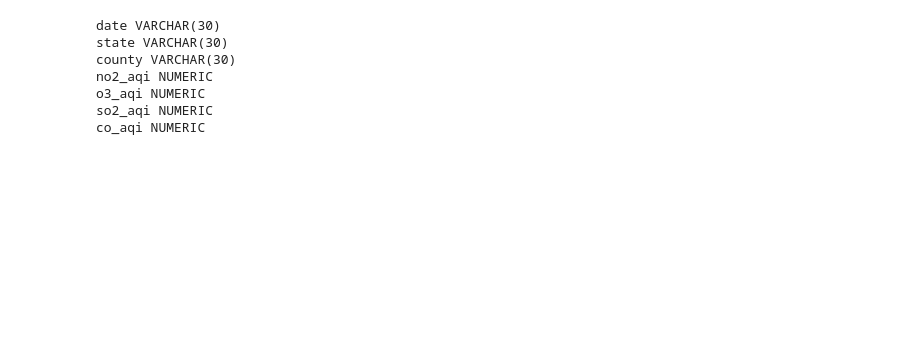
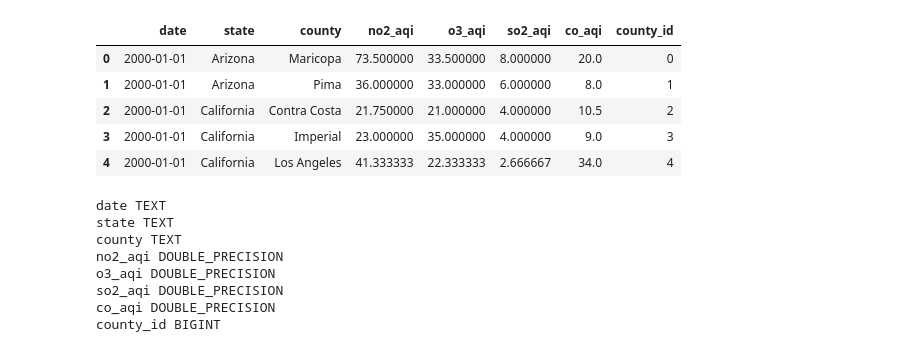
Before and after one commit to Annaolivia5/AQI-Data-Dashboard, a Jupyter notebook: sql_python.ipynb, the cells around one changed output. Cells and saved outputs as stored; diff of their text form; code cells hidden in the pictures; blank space fills up the shorter version.

```diff
--- a/sql_python.ipynb
+++ b/sql_python.ipynb
@@ -13,3 +12,40 @@ engine = create_engine(f"postgresql://postgres:{pw}@localhost:5432/AQI_US_2000_2
+# %%
+# create df from the csv
+aqi_csv = "resources/Pollution_day_2001-2016.csv"
+aqi_df = pd.read_csv(aqi_csv)
+
+# add county id column to df
+county_id = []
+
+for i in range(len(aqi_df)):
+    county_id.append(i)
+aqi_df['county_id'] = county_id
+
+
+# rename cols
+aqi_df = aqi_df.rename(columns = {'county_id':'county_id','Date Local':'date', 'State':'state', 'County':'county',
+       'NO2 AQI': 'no2_aqi', 'O3 AQI': 'o3_aqi',
+       'SO2 AQI': 'so2_aqi',
+       'CO AQI':'co_aqi'}).copy()
+aqi_df.head()
+
+engine = create_engine(f"postgresql://postgres:{pw}@localhost:5432/AQI_US_2000_2016")
+
+# Use pandas to load df into database
+aqi_df.to_sql(name='aqi', con=engine, if_exists='replace', index=False)
+
+# set primary key
+with engine.connect() as con:
+    con.execute('ALTER TABLE aqi ADD PRIMARY KEY (county_id);')
+
+aqi_df.head()
+# %% [output]
+|  | date | state | county | no2_aqi | o3_aqi | so2_aqi | co_aqi | county_id |
+| 0 | 2000-01-01 | Arizona | Maricopa | 73.500000 | 33.500000 | 8.000000 | 20.0 | 0 |
+| 1 | 2000-01-01 | Arizona | Pima | 36.000000 | 33.000000 | 6.000000 | 8.0 | 1 |
+| 2 | 2000-01-01 | California | Contra Costa | 21.750000 | 21.000000 | 4.000000 | 10.5 | 2 |
+| 3 | 2000-01-01 | California | Imperial | 23.000000 | 35.000000 | 4.000000 | 9.0 | 3 |
+| 4 | 2000-01-01 | California | Los Angeles | 41.333333 | 22.333333 | 2.666667 | 34.0 | 4 |
 # %%
 Base = automap_base()
 Base.prepare(engine, reflect=True)
@@ -19,12 +57,14 @@ inspector = inspect(engine)
 # %%
+inspector = inspect(engine)
 columns = inspector.get_columns('aqi')
 for c in columns:
     print(c['name'], c["type"])
 # %% [output]
-date VARCHAR(30)
-state VARCHAR(30)
-county VARCHAR(30)
-no2_aqi NUMERIC
-o3_aqi NUMERIC
-so2_aqi NUMERIC
-co_aqi NUMERIC
+date TEXT
+state TEXT
+county TEXT
+no2_aqi DOUBLE_PRECISION
+o3_aqi DOUBLE_PRECISION
+so2_aqi DOUBLE_PRECISION
+co_aqi DOUBLE_PRECISION
+county_id BIGINT
```
Also changed, not shown: parts of 6 cells of this notebook, 8 other files.
